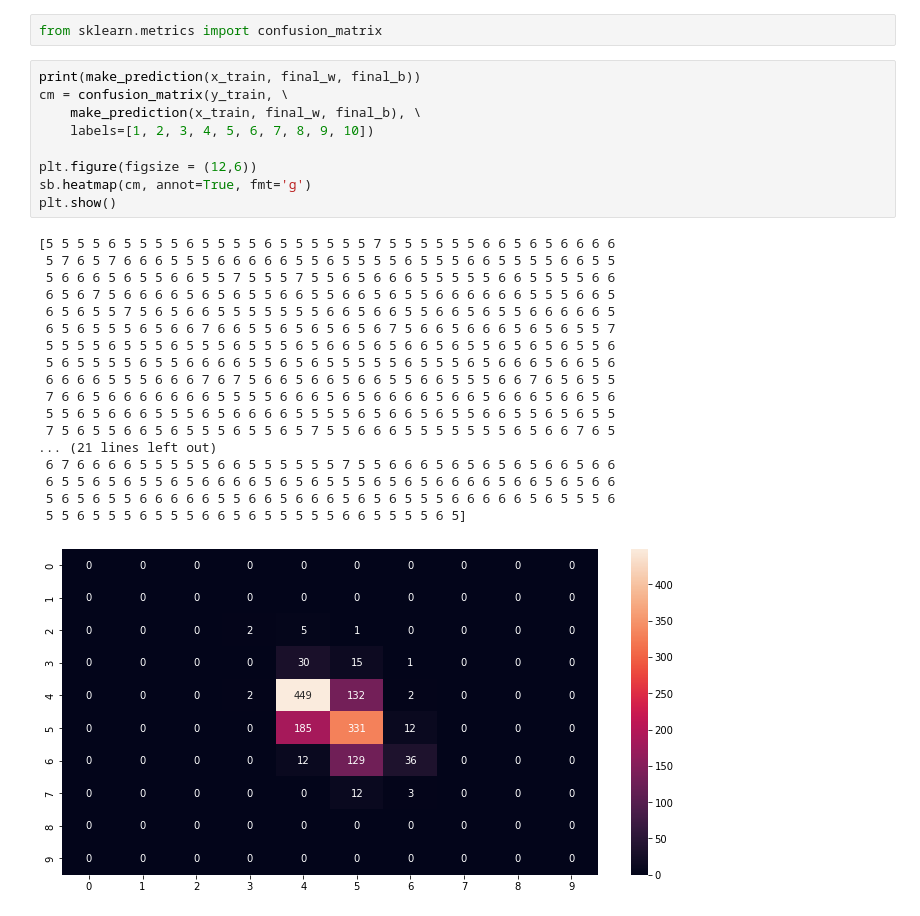
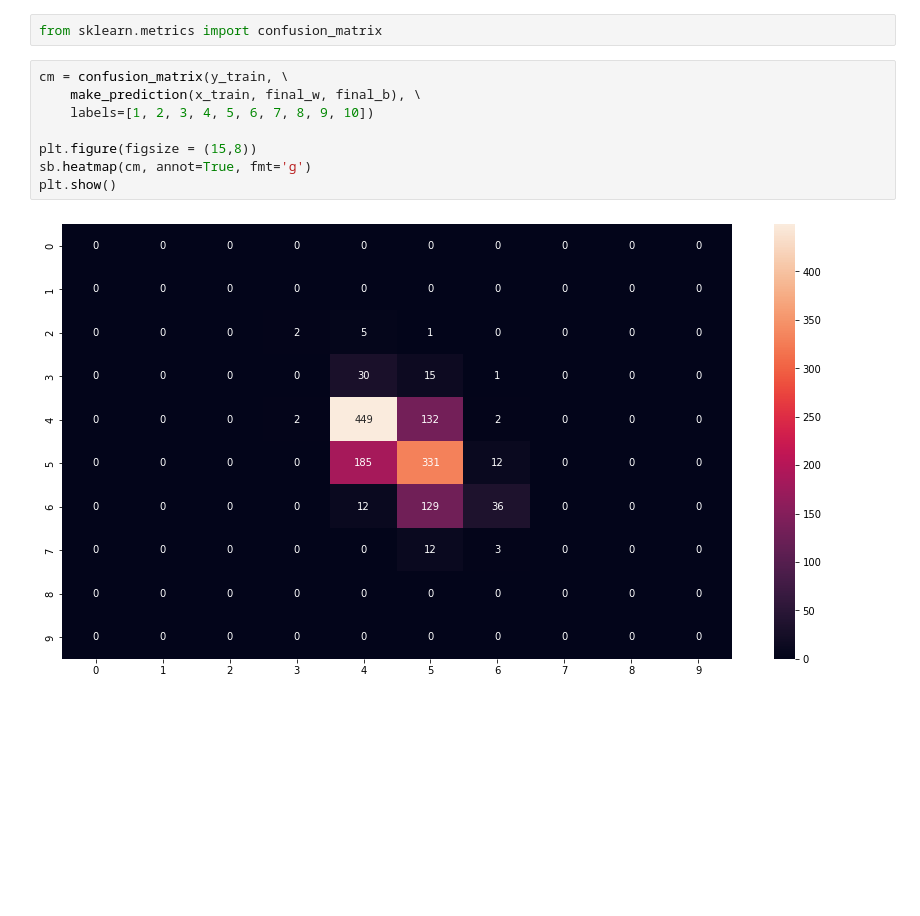
Before and after one commit to Howard-O-Neil/CL-PUB, a Jupyter notebook: notebook/softmax_winequality.ipynb, the cells around one changed output. Cells and saved outputs as stored; diff of their text form; blank space fills up the shorter version.

Commit message:
update size plot

```diff
--- a/notebook/softmax_winequality.ipynb
+++ b/notebook/softmax_winequality.ipynb
@@ -203,33 +203,15 @@ Testing accuracy: 0.6375
 # %%
 from sklearn.metrics import confusion_matrix
 # %%
-print(make_prediction(x_train, final_w, final_b))
 cm = confusion_matrix(y_train, \
     make_prediction(x_train, final_w, final_b), \
     labels=[1, 2, 3, 4, 5, 6, 7, 8, 9, 10])
 
-plt.figure(figsize = (12,6))
+plt.figure(figsize = (15,8))
 sb.heatmap(cm, annot=True, fmt='g')
 plt.show()
 # %% [output]
-[5 5 5 5 6 5 5 5 5 6 5 5 5 5 6 5 5 5 5 5 5 7 5 5 5 5 5 5 6 6 5 6 5 6 6 6 6
- 5 7 6 5 7 6 6 6 5 5 5 6 6 6 6 6 5 5 6 5 5 5 5 6 5 5 5 6 6 5 5 5 5 6 6 5 5
- 5 6 6 6 5 6 5 5 6 6 5 5 7 5 5 5 7 5 5 6 5 6 6 6 5 5 5 5 5 6 6 5 5 5 5 6 6
- 6 5 6 7 5 6 6 6 6 5 6 5 6 5 5 6 6 5 5 6 6 5 6 5 5 6 6 6 6 6 6 5 5 5 6 6 5
- 6 5 6 5 5 7 5 6 5 6 6 5 5 5 5 5 5 5 6 6 5 6 6 5 5 6 6 5 6 5 5 6 6 6 6 6 5
- 6 5 6 5 5 5 6 5 6 6 7 6 6 5 5 6 5 6 5 6 5 6 7 5 6 6 5 6 6 6 5 6 5 6 5 5 7
- 5 5 5 5 6 5 5 5 6 5 5 5 6 5 5 5 6 5 6 6 5 6 5 6 6 5 6 5 5 6 5 6 5 6 5 5 6
- 5 6 5 5 5 5 6 5 5 6 6 6 6 5 5 6 5 6 5 5 5 5 5 6 5 5 5 6 5 6 6 6 5 6 6 5 6
- 6 6 6 6 5 5 5 6 6 6 7 6 7 5 6 6 5 6 6 5 6 6 5 5 6 6 5 5 5 6 6 7 6 5 6 5 5
- 7 6 6 5 6 6 6 6 6 6 6 5 5 5 5 6 6 6 5 6 5 6 6 6 6 5 6 6 5 6 6 6 5 6 6 5 6
- 5 5 6 5 6 6 6 5 5 5 6 5 6 6 6 6 5 5 5 5 6 5 6 6 5 6 5 5 6 6 5 5 6 5 6 5 5
- 7 5 6 5 5 6 6 5 6 5 5 5 6 5 5 6 5 7 5 5 6 6 6 5 5 5 5 5 5 5 6 5 6 6 7 6 5
-... (21 lines left out)
- 6 7 6 6 6 6 5 5 5 5 5 6 6 5 5 5 5 5 5 7 5 5 6 6 6 5 6 5 6 5 6 5 6 6 5 6 6
- 6 5 5 6 5 6 5 5 6 5 6 6 6 6 5 6 5 6 5 5 5 6 5 6 5 6 6 6 6 5 6 6 5 6 5 6 6
- 5 6 5 6 5 5 6 6 6 6 6 5 5 6 6 5 6 6 6 5 6 5 6 5 5 5 6 6 6 6 6 5 6 5 5 5 6
- 5 5 6 5 5 5 6 5 5 5 6 6 5 6 5 5 5 5 5 6 6 5 5 5 5 6 5]
-[figure, old version]
+[figure, new version]
 # %%
 cm = confusion_matrix(y_test, \
     make_prediction(x_test, final_w, final_b), \
```
Also changed, not shown: parts of 5 cells of this notebook.
